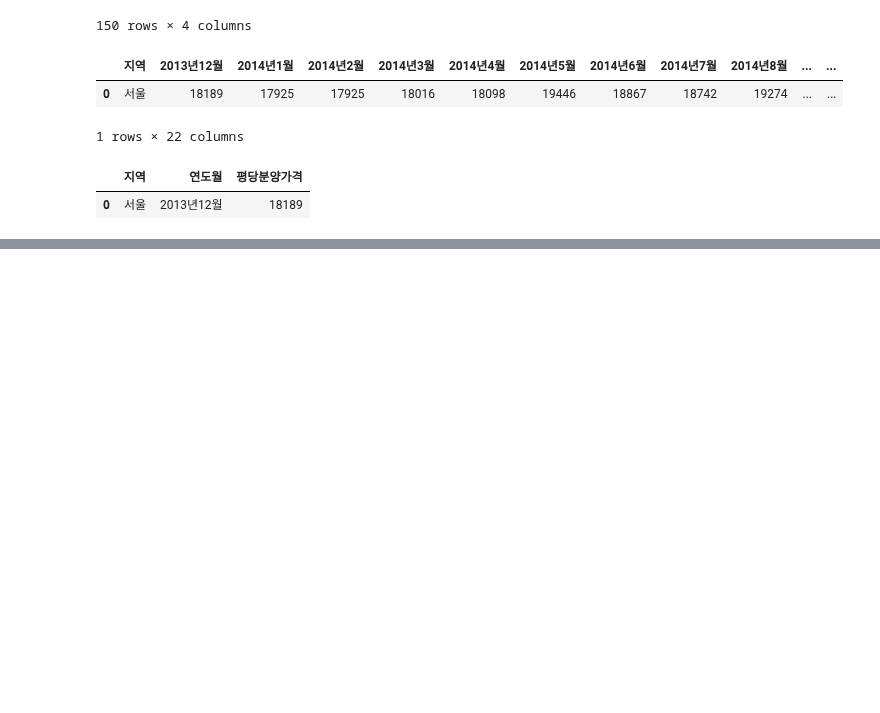
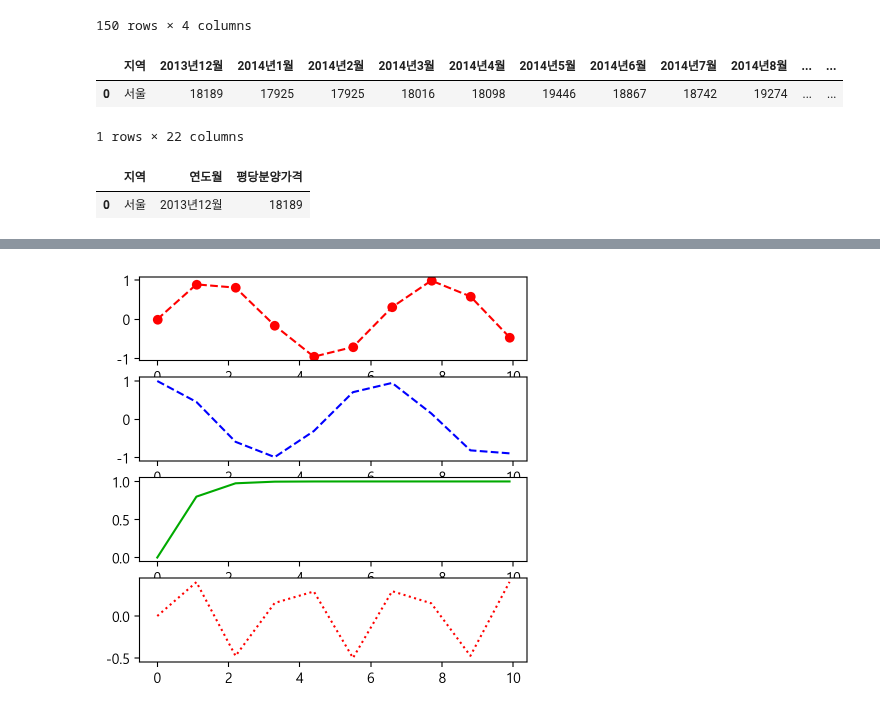
Before and after one commit to jack8704/ai, a Jupyter notebook: source/01_python/연습장.ipynb, the cells around one changed output, grey strips where cells are left out. Saved outputs shown, nothing was run; the diff lists cells and outputs as text; code cells hidden in the pictures; blank space fills up the shorter version.

```diff
--- a/source/01_python/연습장.ipynb
+++ b/source/01_python/연습장.ipynb
@@ -1452,0 +1491,6 @@ new_first.head(1)
+# %%
+fig, axes =plt.subplots(nrows=4,ncols=1)
+for i, ax in enumerate(axes) :
+    ax.plot(x,func_list[i](x),fmt_list[i])
+# %% [output]
+[figure, added]
```
Also changed, not shown: parts of 10 cells of this notebook, 4 other files.
